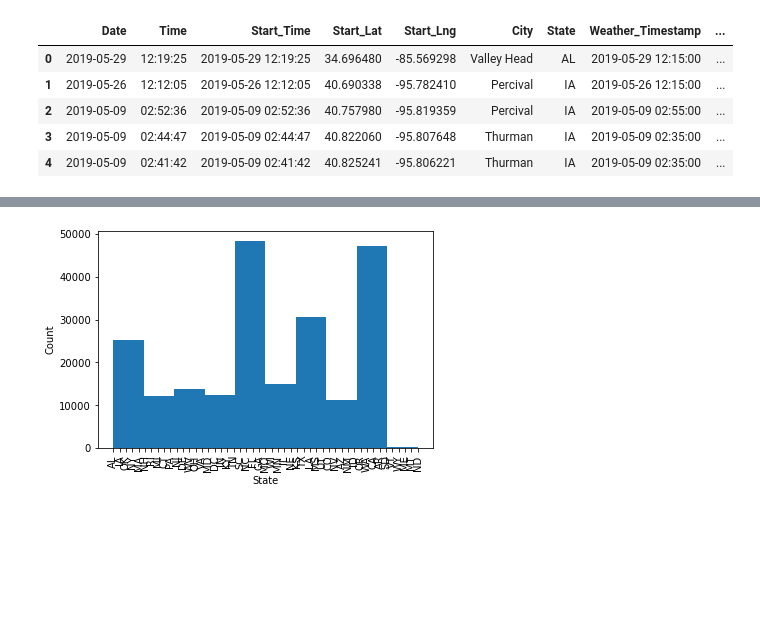
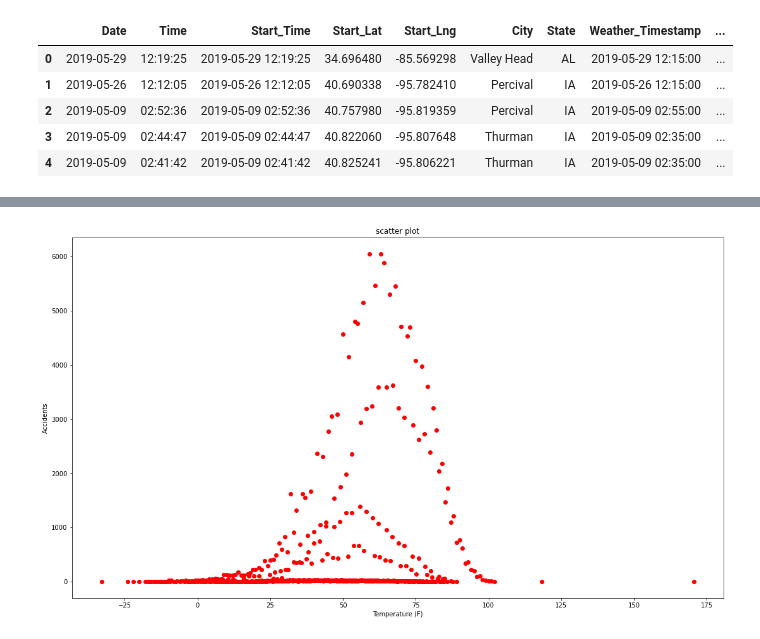
Before and after one commit to gamem001/us_accident_trends, a Jupyter notebook: Seasons_Graphs.ipynb, the cells around one changed output, grey strips where cells are left out. Saved outputs shown, nothing was run; the diff lists cells and outputs as text; code cells hidden in the pictures; blank space fills up the shorter version.

```diff
--- a/Seasons_Graphs.ipynb
+++ b/Seasons_Graphs.ipynb
@@ -40,0 +69,15 @@ ModeResult(mode=array(['CA'], dtype=object), count=array([35459]))
+# %%
+#pulling two columns to create scatter plot
+accidents_vs_weather = spring_accidents.groupby("Temperature(F)").count()['City']
+accidents_vs_weather = accidents_vs_weather.reset_index()
+# %%
+#plot scatter plot of #of accidents by temperature
+fig, ax = plt.subplots()
+ax.scatter(accidents_vs_weather['Temperature(F)'], accidents_vs_weather['City'] , color='r')
+ax.set_xlabel('Temperature (F)')
+ax.set_ylabel('Accidents')
+ax.set_title('scatter plot')
+fig.set_size_inches(18.5, 10.5)
+plt.show()
+# %% [output]
+[figure, added]
@@ -41,8 +88,7 @@ ModeResult(mode=array(['CA'], dtype=object), count=array([35459]))
 # %%
-plt.hist(state)
-plt.xlabel('State')
-plt.ylabel('Count')
-plt.xticks(rotation=90)
-plt.show()
+# #determine hist of precip
+# plt.hist(precipitation, bins=50)
+# plt.xlabel('Precipitation(in)')
+# plt.ylabel('Count')
+# plt.xticks(rotation=90)
+# plt.show()
-# %% [output]
-[figure, removed]
```
Also changed, not shown: parts of 18 cells of this notebook, 3 other files.
